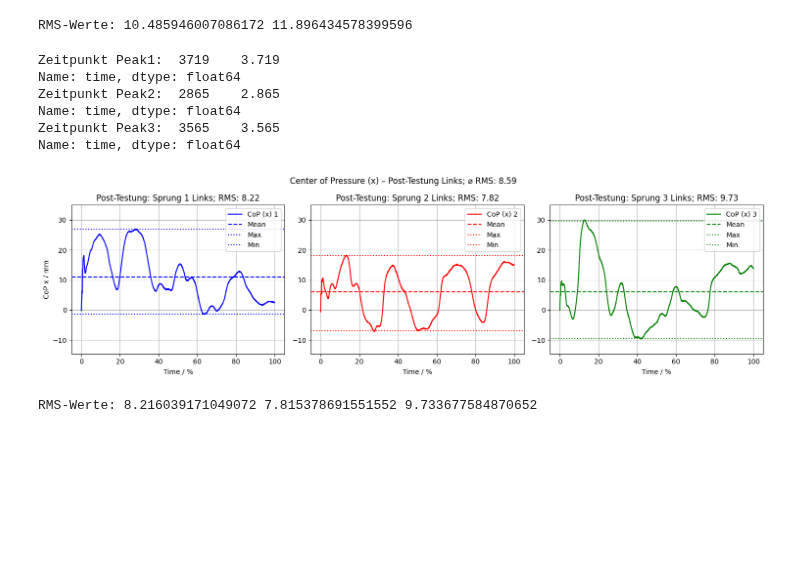
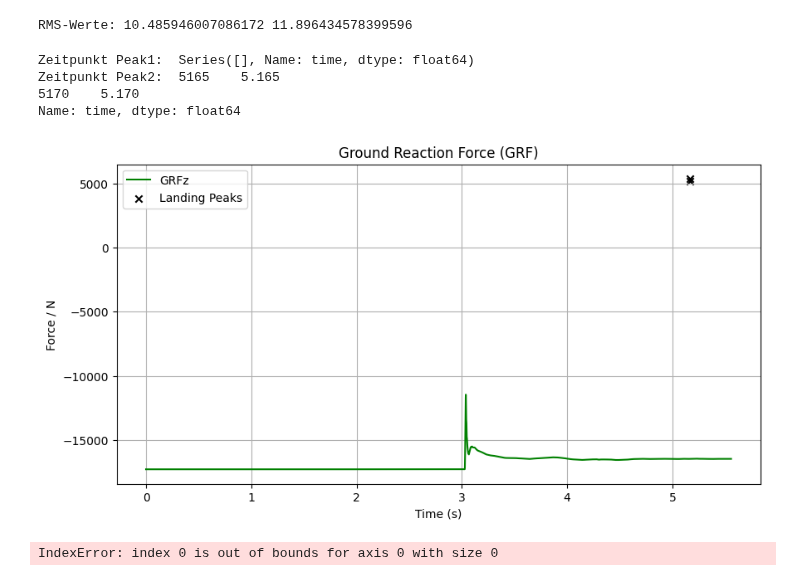
Before and after one commit to TillSchroeter/BewA_Stability, a Jupyter notebook: ForcePlate_Auswertung.ipynb, the cells around one changed output. Saved outputs shown, nothing was run; the diff lists cells and outputs as text; code cells hidden in the pictures; blank space fills up the shorter version.

Commit message:
peak added

```diff
--- a/ForcePlate_Auswertung.ipynb
+++ b/ForcePlate_Auswertung.ipynb
@@ -862,50 +864,50 @@ Name: time, dtype: float64
 RMS-Werte: 10.485946007086172 11.896434578399596
 # %%
 # CSVs für links einlesen
-PostLi1 = pd.read_csv("C_Daten_Schröter_Till/Post_C_Li_1.csv", delimiter=';', encoding='utf-8', decimal=',', skiprows=3)
-PostLi2 = pd.read_csv("C_Daten_Schröter_Till/Post_C_Li_2.csv", delimiter=';', encoding='utf-8', decimal=',', skiprows=3)
-PostLi3 = pd.read_csv("C_Daten_Schröter_Till/Post_C_Li_3.csv", delimiter=';', encoding='utf-8', decimal=',', skiprows=3)
+PostLi1 = pd.read_csv("C_Daten/Post_C_Re_1.csv", delimiter=';', encoding='utf-8', decimal=',', skiprows=3)
+PostLi2 = pd.read_csv("B_Daten/Pre_B_Re_1.csv", delimiter=';', encoding='utf-8', decimal=',', skiprows=3)
+#PostLi3 = pd.read_csv("C_Daten_Schröter_Till/Post_C_Li_3.csv", delimiter=';', encoding='utf-8', decimal=',', skiprows=3)
 
 # Zeitachsen bereinigen
 time1 = PostLi1["time"] - PostLi1["time"][0]
 time2 = PostLi2["time"] - PostLi2["time"][0]
-time3 = PostLi3["time"] - PostLi3["time"][0]
+#time3 = PostLi3["time"] - PostLi3["time"][0]
 
 # GRFz extrahieren für Landungserkennung
 GRFz1 = PostLi1["Force plate group-Ground reaction force-z (N)"]
 GRFz2 = PostLi2["Force plate group-Ground reaction force-z (N)"]
-GRFz3 = PostLi3["Force plate group-Ground reaction force-z (N)"]
+#GRFz3 = PostLi3["Force plate group-Ground reaction force-z (N)"]
 
 # Landepeaks erkennen
 from scipy.signal import find_peaks
 
 peaks1, _ = find_peaks(GRFz1, height=4000)
 peaks2, _ = find_peaks(GRFz2, height=4000)
-peaks3, _ = find_peaks(GRFz3, height=4000)
+#peaks3, _ = find_peaks(GRFz3, height=4000)
 #print("Peaks in GRFz1: ", peaks1)
 print("Zeitpunkt Peak1: ",time1[peaks1])
 #print("Peaks in GRFz2: ", peaks2)
 print("Zeitpunkt Peak2: ",time2[peaks2])
 #print("Peaks in GRFz3: ", peaks3)
-print("Zeitpunkt Peak3: ",time3[peaks3])
+#print("Zeitpunkt Peak3: ",time3[peaks3])
 
-# plt.figure(figsize=(10, 5))
-# #plt.plot(time3, GRFx3, label='GRFx', color='blue')
-# #plt.plot(time3, GRFy3, label='GRFy', color='red')
-# plt.plot(time2, GRFz2, label='GRFz', color='green')
-# plt.title('Ground Reaction Force (GRF)')
-# plt.xlabel('Time (s)')
-# plt.ylabel('Force / N')
-# #mark landing peak with an x
-# plt.scatter(time2[peaks2], GRFz2[peaks2], color='black', label='Landing Peaks', marker='x')
-# plt.legend()
-# plt.grid()
-# plt.show()
+plt.figure(figsize=(10, 5))
+#plt.plot(time3, GRFx3, label='GRFx', color='blue')
+#plt.plot(time3, GRFy3, label='GRFy', color='red')
+plt.plot(time1, GRFz1, label='GRFz', color='green')
+plt.title('Ground Reaction Force (GRF)')
+plt.xlabel('Time (s)')
+plt.ylabel('Force / N')
+#mark landing peak with an x
+plt.scatter(time2[peaks2], GRFz2[peaks2], color='black', label='Landing Peaks', marker='x')
+plt.legend()
+plt.grid()
+plt.show()
 
 # CoP x extrahieren
 CoPx1 = PostLi1["Force plate group-Center of pressure-x (mm)"]
 CoPx2 = PostLi2["Force plate group-Center of pressure-x (mm)"]
-CoPx3 = PostLi3["Force plate group-Center of pressure-x (mm)"]
+#CoPx3 = PostLi3["Force plate group-Center of pressure-x (mm)"]
 
 # Normieren ab Landezeitpunkt
 CoPx1_norm = CoPx1[peaks1[0]:] - CoPx1[peaks1[0]]
@@ -972,37 +974,35 @@ plt.legend()
 
 plt.subplot(1, 3, 2)
 plt.plot(time2_norm, CoPx2_norm, color='red', label='CoP (x) 2')
 plt.axhline(y=copx2_mean, color='red', linestyle='--', label='Mean')
 plt.axhline(y=copx2_max, color='red', linestyle=':', label='Max')
 plt.axhline(y=copx2_min, color='red', linestyle=':', label='Min')
 plt.title('Post-Testung: Sprung 2 Links; RMS: {:.2f}'.format(copx2_rms))
 plt.xlabel('Time / %')
 plt.ylim(ymin, ymax)
 plt.grid()
 plt.legend()
 
 plt.subplot(1, 3, 3)
 plt.plot(time3_norm, CoPx3_norm, color='green', label='CoP (x) 3')
 plt.axhline(y=copx3_mean, color='green', linestyle='--', label='Mean')
 plt.axhline(y=copx3_max, color='green', linestyle=':', label='Max')
 plt.axhline(y=copx3_min, color='green', linestyle=':', label='Min')
 plt.title('Post-Testung: Sprung 3 Links; RMS: {:.2f}'.format(copx3_rms))
 plt.xlabel('Time / %')
 plt.ylim(ymin, ymax)
 plt.grid()
 plt.legend()
 
 plt.tight_layout()
 plt.suptitle('Center of Pressure (x) – Post-Testung Links; ⌀ RMS: {:.2f}'.format(mean_rms), y=1.05)
 plt.show()
 
 print("RMS-Werte:", copx1_rms, copx2_rms, copx3_rms)
 # %% [output]
-Zeitpunkt Peak1:  3719    3.719
+Zeitpunkt Peak1:  Series([], Name: time, dtype: float64)
+Zeitpunkt Peak2:  5165    5.165
+5170    5.170
 Name: time, dtype: float64
-Zeitpunkt Peak2:  2865    2.865
-Name: time, dtype: float64
-Zeitpunkt Peak3:  3565    3.565
-Name: time, dtype: float64
-[figure, old version]
+[figure, new version]
-RMS-Werte: 8.216039171049072 7.815378691551552 9.733677584870652
+IndexError: index 0 is out of bounds for axis 0 with size 0
```
Also changed, not shown: parts of 1 cell of this notebook, 2 other files.
